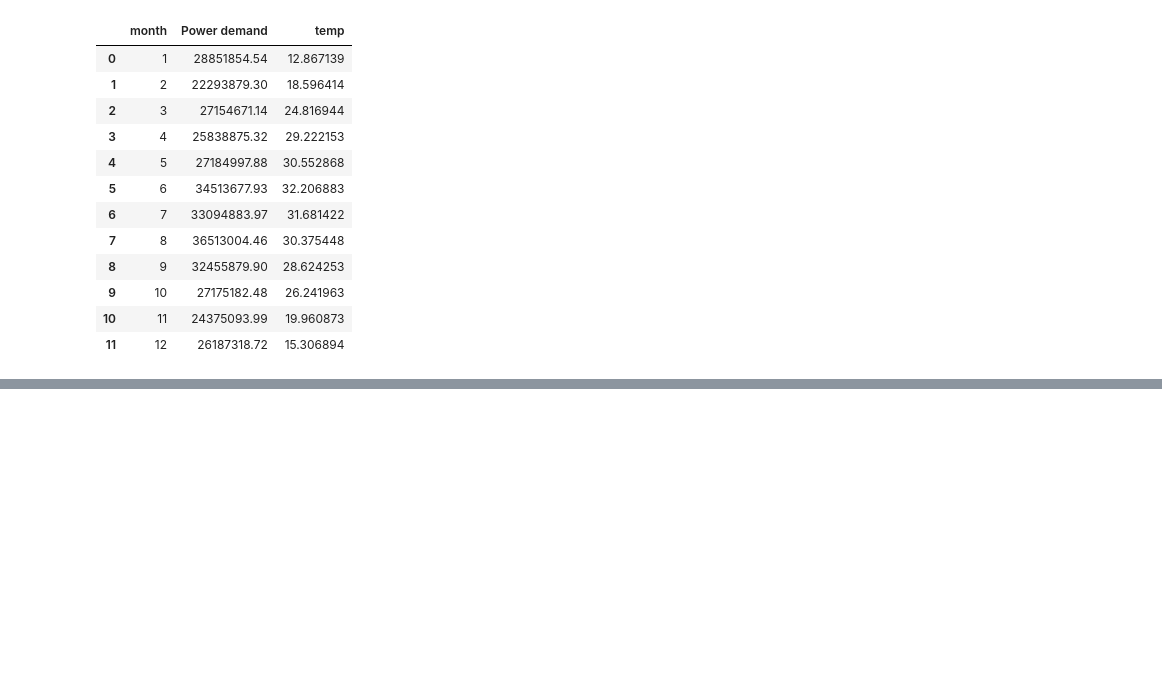
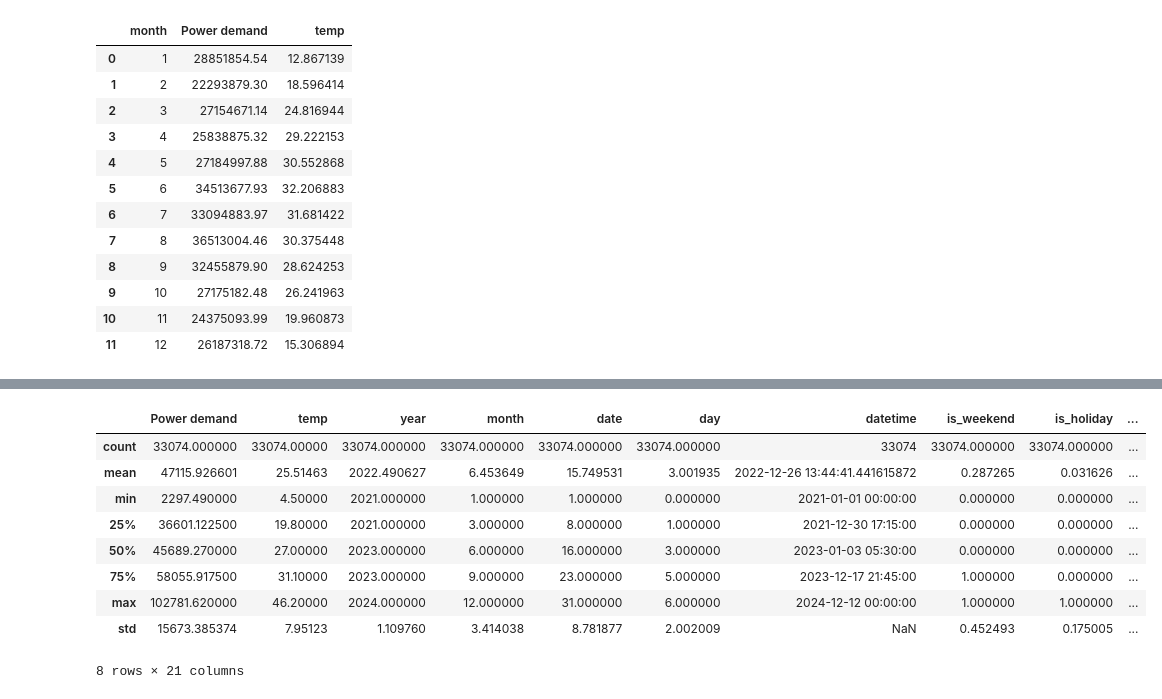
Before and after one commit to halsangihs/miniProject, a Jupyter notebook: main.ipynb, the cells around one changed output, grey strips where cells are left out. Cells and saved outputs as stored; diff of their text form; code cells hidden in the pictures; blank space fills up the shorter version.

Commit message:
feature engineering

```diff
--- a/main.ipynb
+++ b/main.ipynb
@@ -249,33 +249,18 @@ df['month_cos'] = np.cos(2 * np.pi * df['month'] / 12)
 
 # 3. Lag features (previous values impact current demand)
 df = df.sort_values('datetime').reset_index(drop=True)
-for lag in [1, 2, 3, 6, 12, 24, 168]:  # 1h, 2h, 3h, 6h, 12h, 1day, 1week lags
+for lag in [1,24]:  # 1h, 2h, 3h, 6h, 12h, 1day, 1week lags
     df[f'power_lag_{lag}'] = df['Power demand'].shift(lag)
     df[f'temp_lag_{lag}'] = df['temp'].shift(lag)
 
 # 4. Rolling statistics (trend and seasonality indicators)
-for window in [3, 6, 12, 24, 168]:  # 3h, 6h, 12h, 1day, 1week windows
+for window in [3,24]:
     df[f'power_rolling_mean_{window}'] = df['Power demand'].rolling(window=window, min_periods=1).mean()
-    df[f'power_rolling_std_{window}'] = df['Power demand'].rolling(window=window, min_periods=1).std()
-    df[f'temp_rolling_mean_{window}'] = df['temp'].rolling(window=window, min_periods=1).mean()
+
 
 # 5. Interaction features
 df['temp_hour_interaction'] = df['temp'] * df['hour']
-df['temp_weekend_interaction'] = df['temp'] * df['is_weekend']
-df['temp_holiday_interaction'] = df['temp'] * df['is_holiday']
 
-# 6. Peak hours indicators
-df['is_peak_morning'] = ((df['hour'] >= 7) & (df['hour'] <= 10)).astype(int)
-df['is_peak_evening'] = ((df['hour'] >= 18) & (df['hour'] <= 22)).astype(int)
-df['is_peak_hours'] = (df['is_peak_morning'] | df['is_peak_evening']).astype(int)
-
-# 7. Temperature categories
-df['temp_category'] = pd.cut(df['temp'],
-                           bins=[-np.inf, 10, 20, 30, 40, np.inf],
-                           labels=['very_cold', 'cold', 'moderate', 'hot', 'very_hot'])
-df = pd.get_dummies(df, columns=['temp_category'], prefix='temp')
-
-print(f"Dataset shape after feature engineering: {df.shape}")
-print(f"New features created: {df.shape[1] - 9} additional features")  # Original had 9 columns
+df.fillna(method='bfill', inplace=True)
 df.head()
 # %% [output]
@@ -337,3 +354,16 @@ Index(['datetime', 'Power demand', 'temp', 'year', 'month', 'date', 'day',
+# %%
+df.describe()
+# %% [output]
+|  | Power demand | temp | year | month | date | day | datetime | is_weekend | is_holiday | ... |
+| count | 33074.000000 | 33074.00000 | 33074.000000 | 33074.000000 | 33074.000000 | 33074.000000 | 33074 | 33074.000000 | 33074.000000 | ... |
+| mean | 47115.926601 | 25.51463 | 2022.490627 | 6.453649 | 15.749531 | 3.001935 | 2022-12-26 13:44:41.441615872 | 0.287265 | 0.031626 | ... |
+| min | 2297.490000 | 4.50000 | 2021.000000 | 1.000000 | 1.000000 | 0.000000 | 2021-01-01 00:00:00 | 0.000000 | 0.000000 | ... |
+| 25% | 36601.122500 | 19.80000 | 2021.000000 | 3.000000 | 8.000000 | 1.000000 | 2021-12-30 17:15:00 | 0.000000 | 0.000000 | ... |
+| 50% | 45689.270000 | 27.00000 | 2023.000000 | 6.000000 | 16.000000 | 3.000000 | 2023-01-03 05:30:00 | 0.000000 | 0.000000 | ... |
+| 75% | 58055.917500 | 31.10000 | 2023.000000 | 9.000000 | 23.000000 | 5.000000 | 2023-12-17 21:45:00 | 1.000000 | 0.000000 | ... |
+| max | 102781.620000 | 46.20000 | 2024.000000 | 12.000000 | 31.000000 | 6.000000 | 2024-12-12 00:00:00 | 1.000000 | 1.000000 | ... |
+| std | 15673.385374 | 7.95123 | 1.109760 | 3.414038 | 8.781877 | 2.002009 | NaN | 0.452493 | 0.175005 | ... |
+8 rows × 21 columns
 # %%
 # ===== PRACTICAL EXAMPLE: Understanding Lag and Rolling Features =====
 
```
Also changed, not shown: parts of 13 cells of this notebook.
